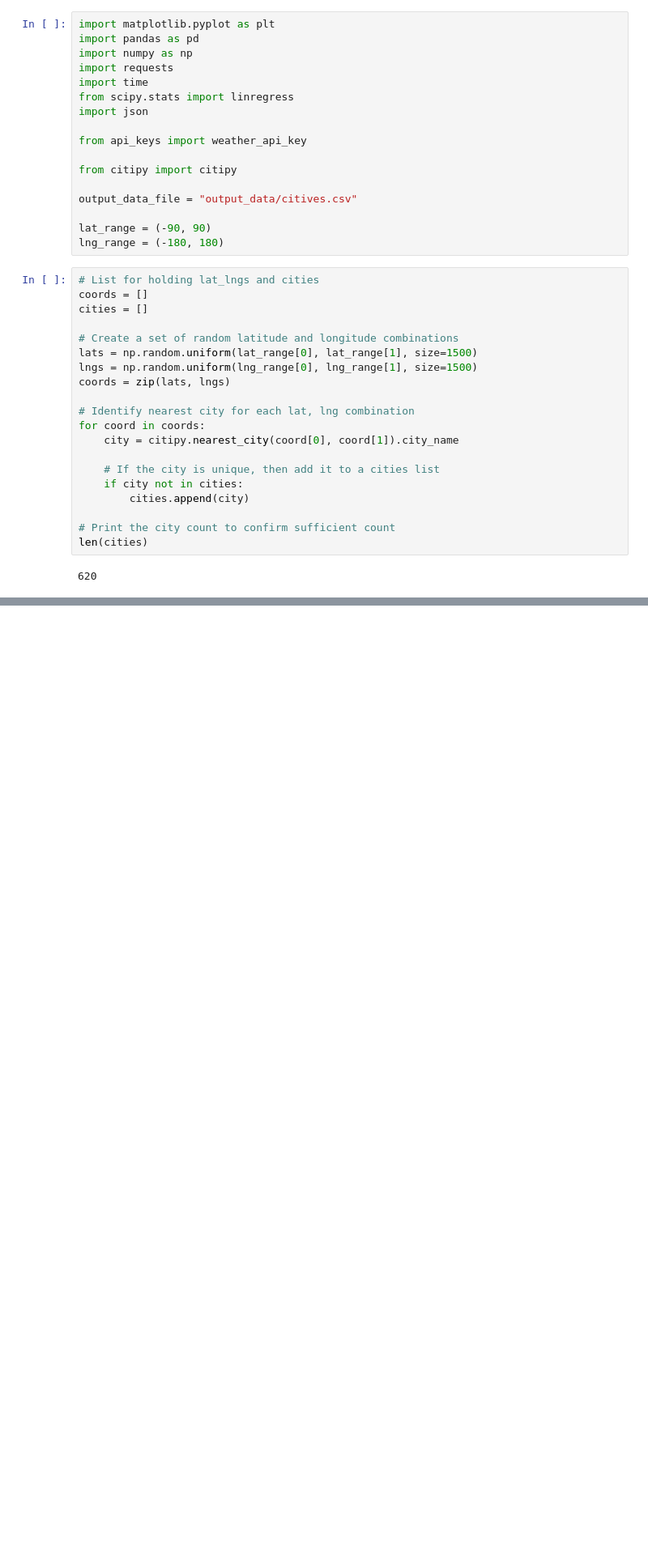
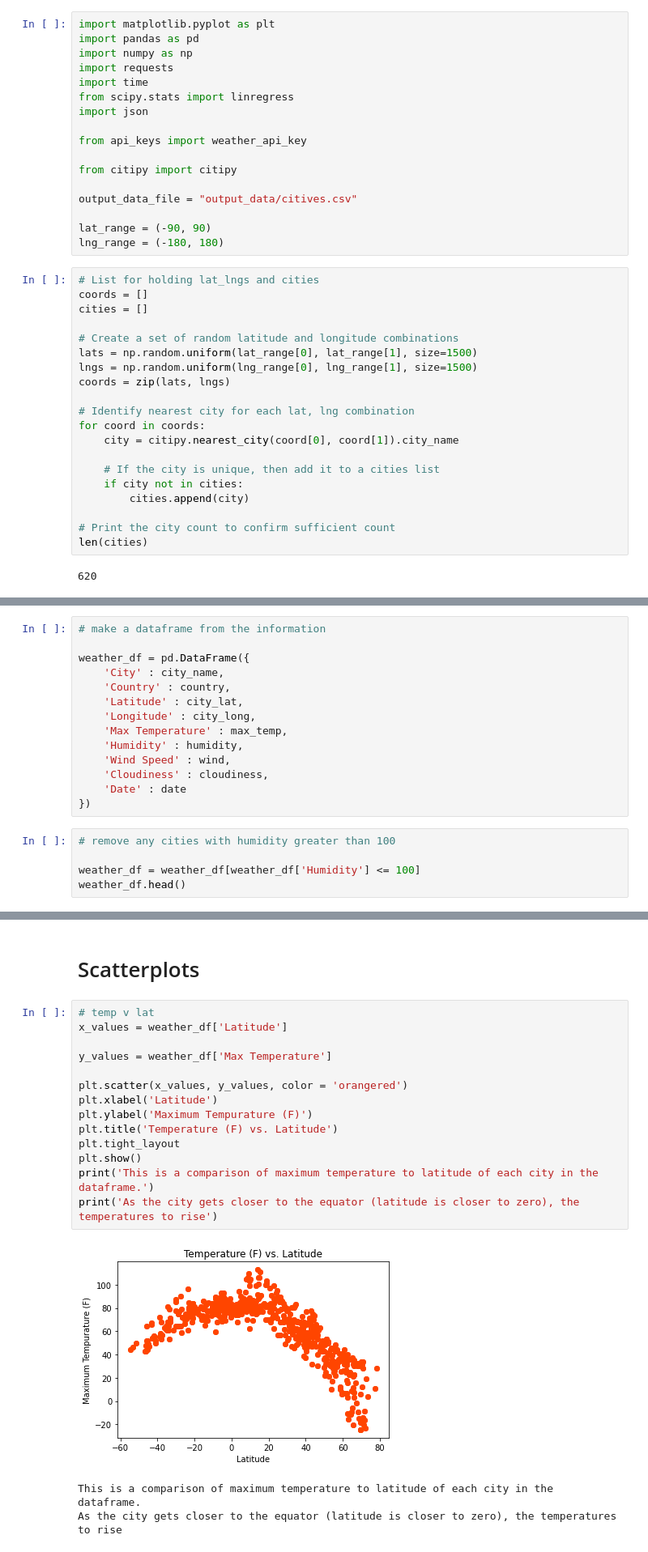
Before and after one commit to KStrange89/Weather-Analysis, a Jupyter notebook: Weatherpy/Weather.ipynb, the cells around one changed output, grey strips where cells are left out. Shown: that part at 81% size. Drawn from its saved outputs; the diff is of its cells as text; blank space fills up the shorter version.

```diff
--- a/Weatherpy/Weather.ipynb
+++ b/Weatherpy/Weather.ipynb
@@ -39,0 +107,19 @@ len(cities)
+# %%
+# make a dataframe from the information
+
+weather_df = pd.DataFrame({
+    'City' : city_name,
+    'Country' : country,
+    'Latitude' : city_lat,
+    'Longitude' : city_long,
+    'Max Temperature' : max_temp,
+    'Humidity' : humidity,
+    'Wind Speed' : wind,
+    'Cloudiness' : cloudiness,
+    'Date' : date
+})
+# %%
+# remove any cities with humidity greater than 100
+
+weather_df = weather_df[weather_df['Humidity'] <= 100]
+weather_df.head()
@@ -39,0 +133,20 @@ len(cities)
+# %% [markdown]
+# Scatterplots
+# %%
+# temp v lat
+x_values = weather_df['Latitude']
+
+y_values = weather_df['Max Temperature']
+
+plt.scatter(x_values, y_values, color = 'orangered')
+plt.xlabel('Latitude')
+plt.ylabel('Maximum Tempurature (F)')
+plt.title('Temperature (F) vs. Latitude')
+plt.tight_layout
+plt.show()
+print('This is a comparison of maximum temperature to latitude of each city in the dataframe.')
+print('As the city gets closer to the equator (latitude is closer to zero), the temperatures to rise')
+# %% [output]
+[figure, added]
+This is a comparison of maximum temperature to latitude of each city in the dataframe.
+As the city gets closer to the equator (latitude is closer to zero), the temperatures to rise
```
Also changed, not shown: parts of 17 cells of this notebook.
